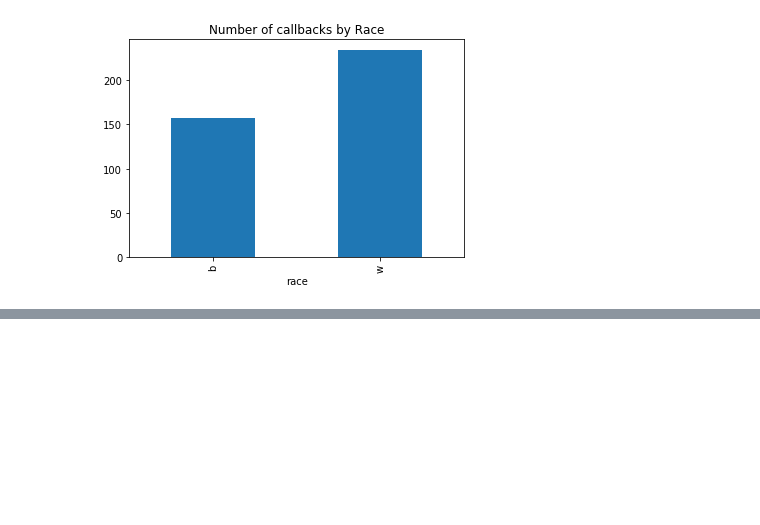
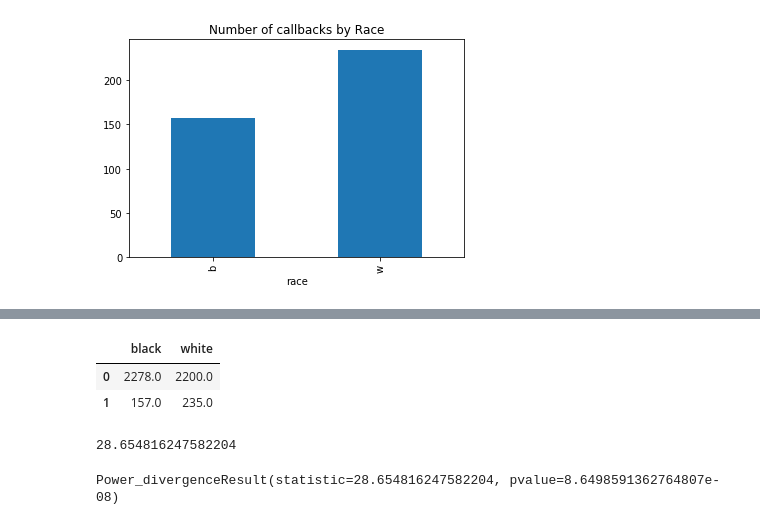
Before and after one commit to raymondgh/springboard-data-science, a Jupyter notebook: Minor Projects and Exercises/Statistics - Racial Discrimination/sliderule_dsi_inferential_statistics_exercise_2.ipynb, the cells around one changed output, grey strips where cells are left out. Cells and saved outputs as stored; diff of their text form; code cells hidden in the pictures; blank space fills up the shorter version.

```diff
--- a/Minor Projects and Exercises/Statistics - Racial Discrimination/sliderule_dsi_inferential_statistics_exercise_2.ipynb
+++ b/Minor Projects and Exercises/Statistics - Racial Discrimination/sliderule_dsi_inferential_statistics_exercise_2.ipynb
@@ -94,0 +92,20 @@ len(black)
+# %%
+df
+# %% [output]
+|  | black | white |
+| 0 | 2278.0 | 2200.0 |
+| 1 | 157.0 | 235.0 |
+# %%
+#prepare values for chi-squared_Stat calculation
+observed = df["black"]
+expected_ratio = df["white"]/len(white)
+expected = expected_ratio * len(black)
+
+chi_squared_stat = (((observed - expected)**2) / expected).sum()
+print(chi_squared_stat)
+# %% [output]
+28.654816247582204
+# %%
+stats.chisquare(f_obs= observed, f_exp= expected)
+# %% [output]
+Power_divergenceResult(statistic=28.654816247582204, pvalue=8.6498591362764807e-08)
```
Also changed, not shown: parts of 9 cells of this notebook, 1 other file.
